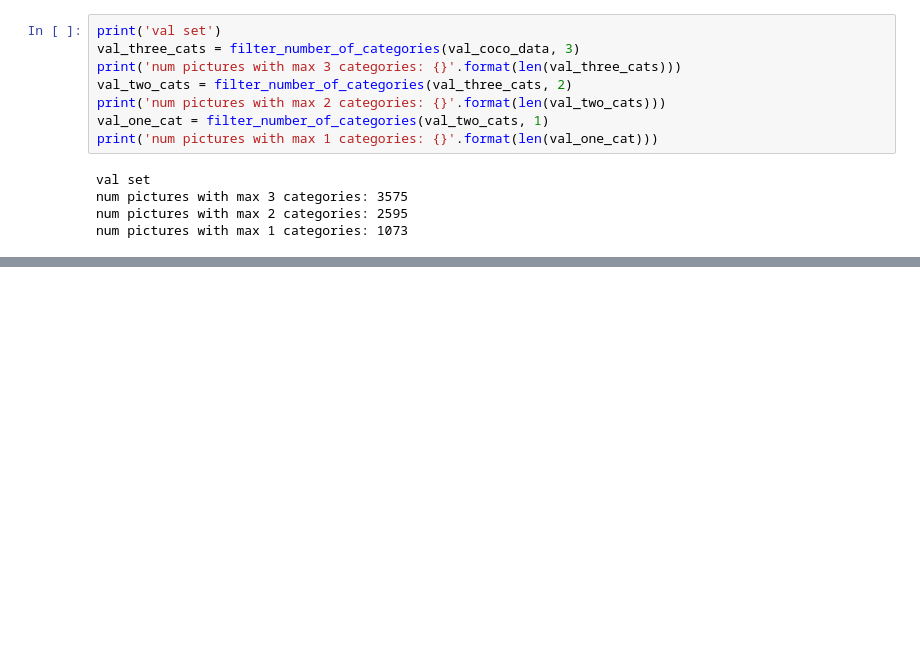
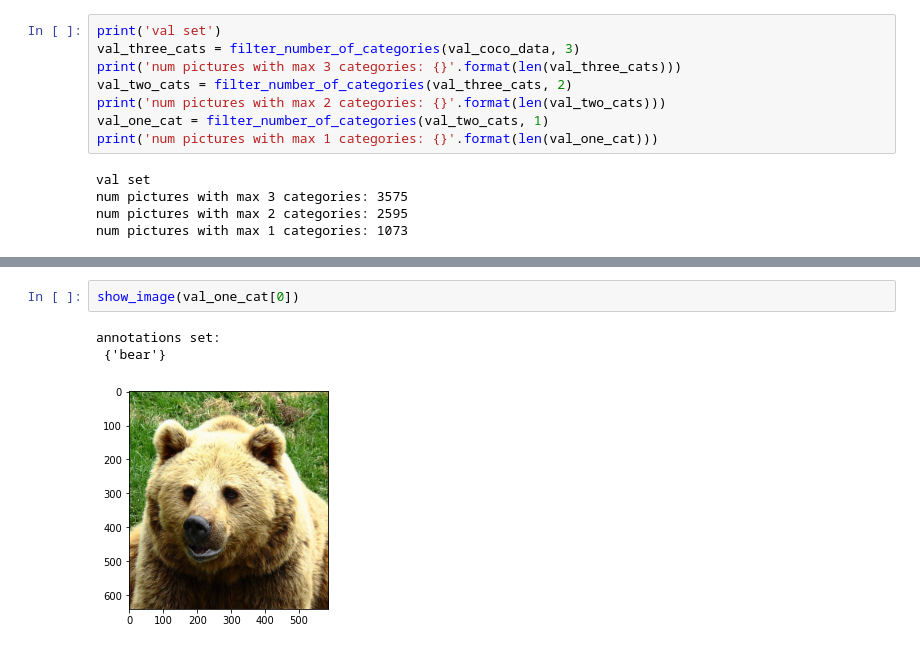
Before and after one commit to slin96/master-thesis, a Jupyter notebook: experiments/coco/coco-analysis.ipynb, the cells around one changed output, grey strips where cells are left out. Drawn from its saved outputs; the diff is of its cells as text; blank space fills up the shorter version.

```diff
--- a/experiments/coco/coco-analysis.ipynb
+++ b/experiments/coco/coco-analysis.ipynb
@@ -89,0 +115,6 @@ num pictures with 1 categories: 25207
+# %%
+show_image(val_one_cat[0])
+# %% [output]
+annotations set:
+ {'bear'}
+[figure, added]
```
Also changed, not shown: parts of 8 cells of this notebook.
